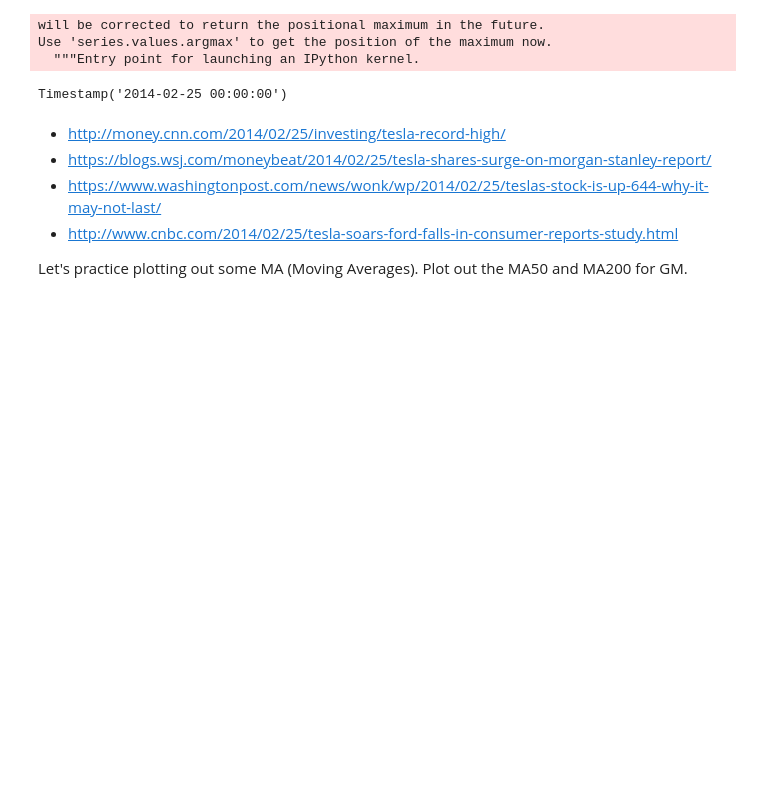
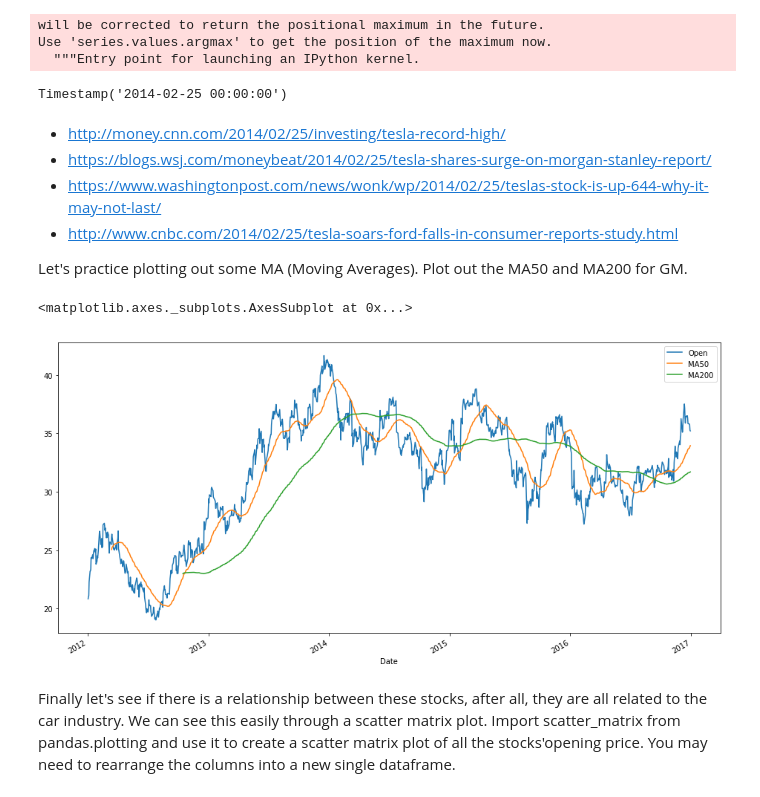
Before and after one commit to fagan2888/udemy-python-for-finance, a Jupyter notebook: stock_market_analysis.ipynb, the cells around one changed output. Cells and saved outputs as stored; diff of their text form; code cells hidden in the pictures; blank space fills up the shorter version.

```diff
--- a/stock_market_analysis.ipynb
+++ b/stock_market_analysis.ipynb
@@ -125,3 +126,12 @@ Timestamp('2014-02-25 00:00:00')
 * http://www.cnbc.com/2014/02/25/tesla-soars-ford-falls-in-consumer-reports-study.html
 
 Let's practice plotting out some MA (Moving Averages). Plot out the MA50 and MA200 for GM.
+# %%
+gm['MA50'] = gm['Open'].rolling(50).mean()
+gm['MA200'] = gm['Open'].rolling(200).mean()
+gm[['Open', 'MA50', 'MA200']].plot(label='gm', figsize=(16, 8))
+# %% [output]
+<matplotlib.axes._subplots.AxesSubplot at 0x...>
+[figure, added]
+# %% [markdown]
+Finally let's see if there is a relationship between these stocks, after all, they are all related to the car industry. We can see this easily through a scatter matrix plot. Import scatter_matrix from pandas.plotting and use it to create a scatter matrix plot of all the stocks'opening price. You may need to rearrange the columns into a new single dataframe.
```
Also changed, not shown: parts of 5 cells of this notebook.
